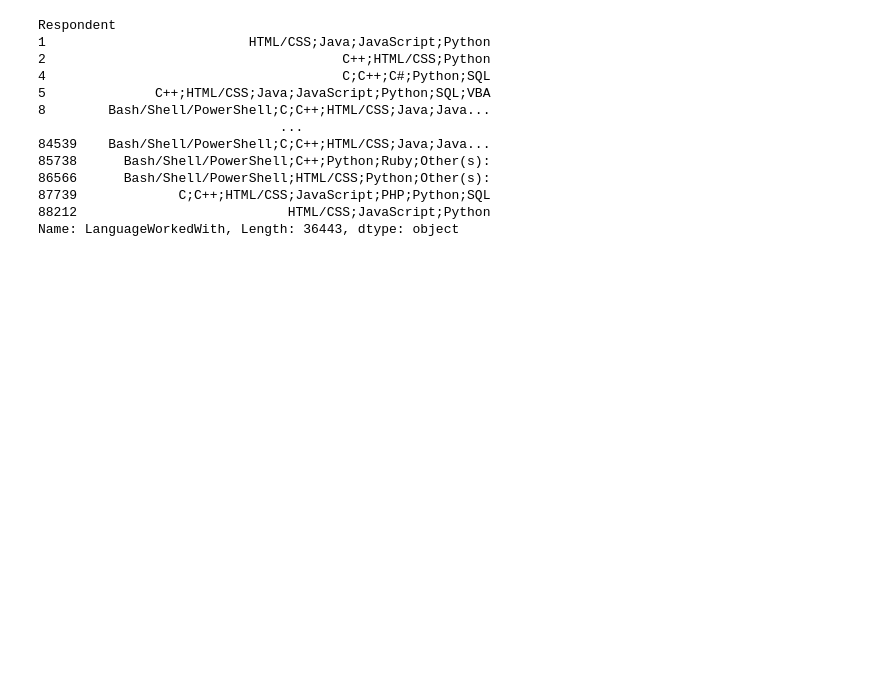
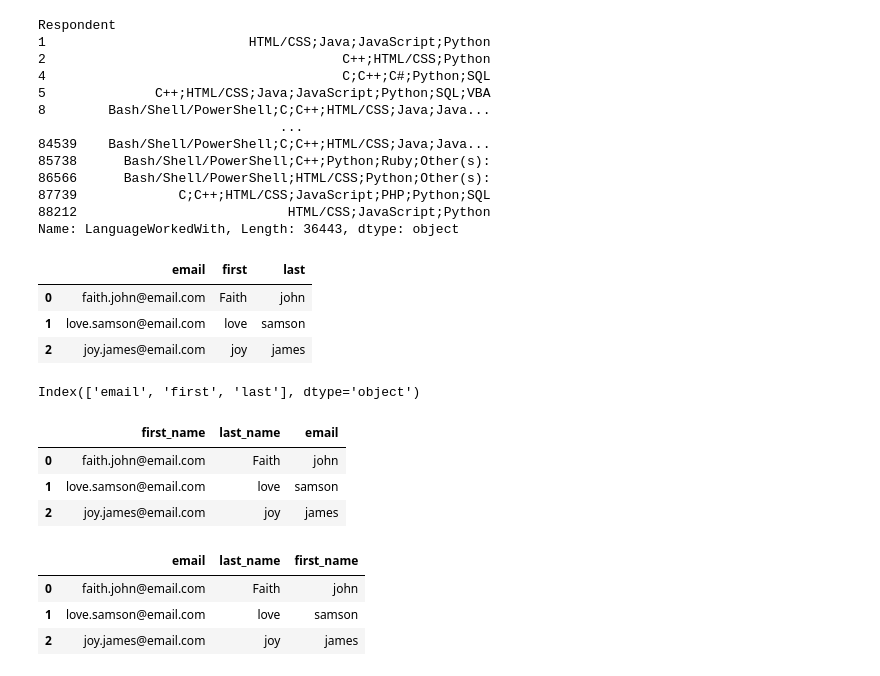
Before and after one commit to Leziga-Bakor/Advanced_Python, a Jupyter notebook: Pandas/pandas demo.ipynb, the cells around one changed output. Drawn from its saved outputs; the diff is of its cells as text; code cells hidden in the pictures; blank space fills up the shorter version.

Commit message:
Changed column names using list

```diff
--- a/Pandas/pandas demo.ipynb
+++ b/Pandas/pandas demo.ipynb
@@ -348,3 +347,23 @@ Respondent
 87739             C;C++;HTML/CSS;JavaScript;PHP;Python;SQL
 88212                           HTML/CSS;JavaScript;Python
 Name: LanguageWorkedWith, Length: 36443, dtype: object
+# %%
+p_df
+# %% [output]
+|  | email | first | last |
+| 0 | faith.john@email.com | Faith | john |
+| 1 | love.samson@email.com | love | samson |
+| 2 | joy.james@email.com | joy | james |
+# %%
+p_df.columns
+# %% [output]
+Index(['email', 'first', 'last'], dtype='object')
+# %%
+p_df.columns = ['first_name','last_name','email']
+# %%
+p_df
+# %% [output]
+|  | first_name | last_name | email |
+| 0 | faith.john@email.com | Faith | john |
+| 1 | love.samson@email.com | love | samson |
+| 2 | joy.james@email.com | joy | james |
@@ -350,0 +372,7 @@ Name: LanguageWorkedWith, Length: 36443, dtype: object
+# %%
+p_df
+# %% [output]
+|  | email | last_name | first_name |
+| 0 | faith.john@email.com | Faith | john |
+| 1 | love.samson@email.com | love | samson |
+| 2 | joy.james@email.com | joy | james |
```
Also changed, not shown: parts of 2 cells of this notebook.
